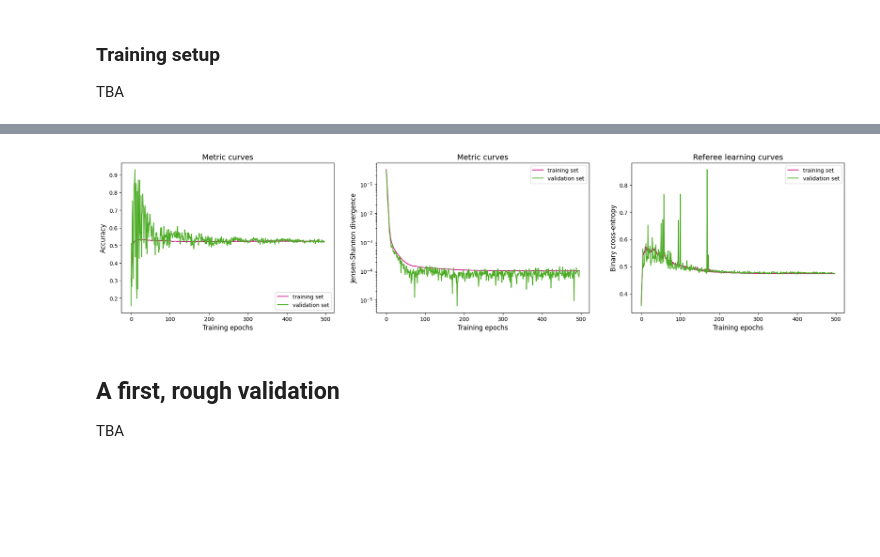
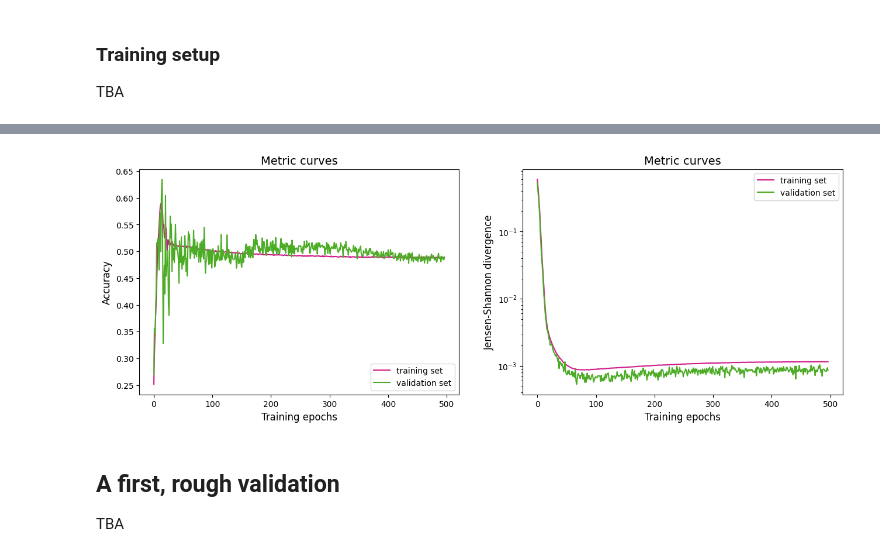
Before and after one commit to LamarrSim/lb-pidsim-train, a Jupyter notebook: notebooks/Rich-pion-train.ipynb, the cells around one changed output, grey strips where cells are left out. Drawn from its saved outputs; the diff is of its cells as text; code cells hidden in the pictures; blank space fills up the shorter version.

```diff
--- a/notebooks/Rich-pion-train.ipynb
+++ b/notebooks/Rich-pion-train.ipynb
@@ -7,6 +7,7 @@ This notebook is part of a pipeline and requires the data preprocessed with the
 # %%
 LOCAL = True
 SAMPLE = "2016MU"
+TEST = False
 # %% [markdown]
 ## Enviornment setup and libraries
 
@@ -226,19 +227,22 @@ gan = BceGAN(
     label_smoothing=0.05,
     injected_noise_stddev=0.02,
     feature_matching_penalty=0.0,
-    referee=referee,
+    # referee=referee,
 )
 # %%
 from tensorflow.keras.optimizers import RMSprop, Adam
 
+g_lr0 = 1e-4
+d_lr0 = 2e-4
+
 gan.compile(
     metrics=["accuracy", "js_div"],
-    generator_optimizer=RMSprop(1e-4),
-    discriminator_optimizer=RMSprop(1e-4),
+    generator_optimizer=RMSprop(g_lr0),
+    discriminator_optimizer=RMSprop(d_lr0),
     generator_upds_per_batch=1,
-    discriminator_upds_per_batch=1,
-    referee_optimizer=Adam(1e-3),
-    referee_upds_per_batch=1,
+    discriminator_upds_per_batch=2,
+    # referee_optimizer=Adam(1e-3),
+    # referee_upds_per_batch=1,
 )
 # %%
 from pidgan.callbacks.schedulers import LearnRateExpDecay
@@ -275,17 +281,20 @@ callbacks.append(r_lr_sched)
 from datetime import datetime
 
 batch_size = 10_000
-num_epochs = 500
+num_epochs = 500 if not TEST else 150
 
 data_train = ds_train.batch(batch_size, drop_remainder=True).prefetch(tf.data.AUTOTUNE)
 data_val = next(iter(ds_val.batch(batch_size)))
 
 train = gan.fit(data_train, epochs=num_epochs, validation_data=data_val, callbacks=callbacks)
 
-prefix = ""
-timestamp = str(datetime.now())
-timestamp = timestamp.split(".")[0].replace("-", "").replace(" ", "-")
-for time, unit in zip(timestamp.split(":"), ["h", "m", "s"]):
-    prefix += time + unit  # YYYYMMDD-HHhMMmSSs
+if not TEST:
+    prefix = ""
+    timestamp = str(datetime.now())
+    timestamp = timestamp.split(".")[0].replace("-", "").replace(" ", "-")
+    for time, unit in zip(timestamp.split(":"), ["h", "m", "s"]):
+        prefix += time + unit  # YYYYMMDD-HHhMMmSSs
+else:
+    prefix = "test"
 # %% [output]
 Epoch 1/500
@@ -357,34 +366,34 @@ plt.show()
 # %%
 plt.figure(figsize=(24, 5), dpi=100)
 
 plt.subplot(1, 3, 1)
 plt.title("Metric curves", fontsize=14)
 plt.xlabel("Training epochs", fontsize=12)
 plt.ylabel("Accuracy", fontsize=12)
 plt.plot(train.history["accuracy"][start_epoch:], color="#d01c8b", label="training set")
 plt.plot(train.history["val_accuracy"][start_epoch:], color="#4dac26", label="validation set")
 plt.legend(loc="lower right", fontsize=10)
 
 plt.subplot(1, 3, 2)
 plt.title("Metric curves", fontsize=14)
 plt.xlabel("Training epochs", fontsize=12)
 plt.ylabel("Jensen-Shannon divergence", fontsize=12)
 plt.plot(train.history["js_div"][start_epoch:], color="#d01c8b", label="training set")
 plt.plot(train.history["val_js_div"][start_epoch:], color="#4dac26", label="validation set")
 plt.legend(loc="upper right", fontsize=10)
 plt.yscale("log")
 
-plt.subplot(1, 3, 3)
-plt.title("Referee learning curves", fontsize=14)
-plt.xlabel("Training epochs", fontsize=12)
-plt.ylabel("Binary cross-entropy", fontsize=12)
-plt.plot(train.history["r_loss"][start_epoch:], color="#d01c8b", label="training set")
-plt.plot(train.history["val_r_loss"][start_epoch:], color="#4dac26", label="validation set")
-plt.legend(loc="upper right", fontsize=10)
+# plt.subplot(1, 3, 3)
+# plt.title("Referee learning curves", fontsize=14)
+# plt.xlabel("Training epochs", fontsize=12)
+# plt.ylabel("Binary cross-entropy", fontsize=12)
+# plt.plot(train.history["r_loss"][start_epoch:], color="#d01c8b", label="training set")
+# plt.plot(train.history["val_r_loss"][start_epoch:], color="#4dac26", label="validation set")
+# plt.legend(loc="lower right", fontsize=10)
 
 plt.show()
 # %% [output]
-[figure, old version]
+[figure, new version]
 # %%
 train_history = train.history.copy()
 pd.DataFrame(train_history).to_csv(f"./exports/{prefix}-Rich-pion-train.csv")
```
Also changed, not shown: parts of 10 cells of this notebook, 3 other files.
